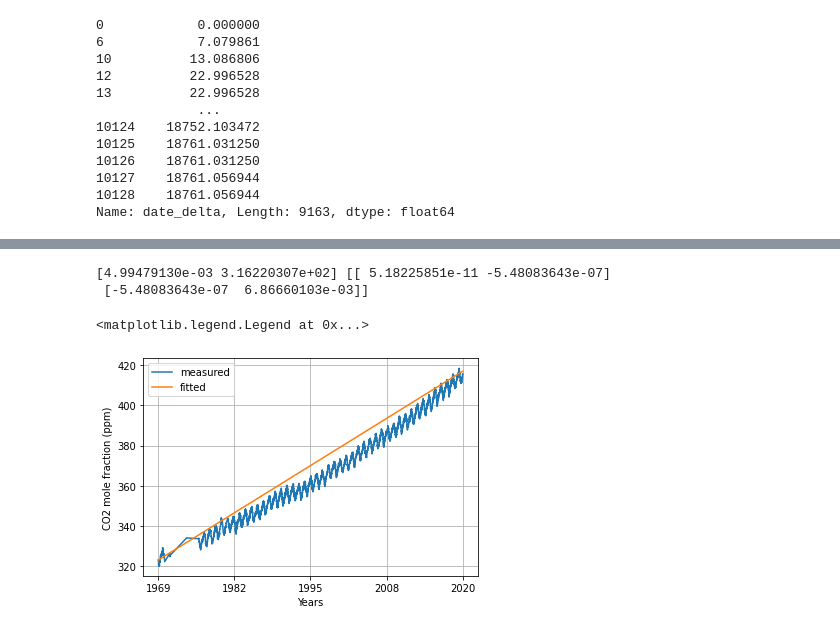
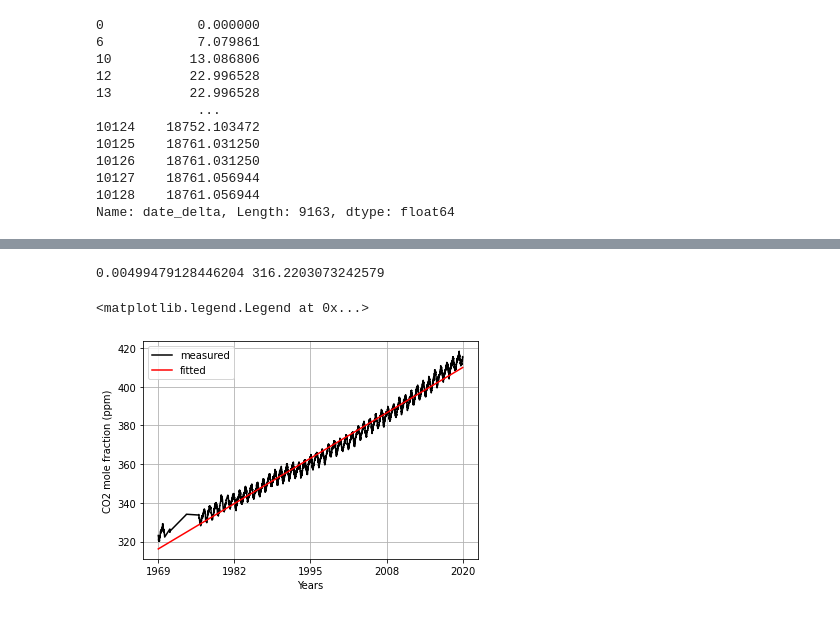
Before and after one commit to adityarn/MAV110_PythonModule, a Jupyter notebook: 06_Pandas_Keeling.ipynb, the cells around one changed output, grey strips where cells are left out. Cells and saved outputs as stored; diff of their text form; code cells hidden in the pictures.

```diff
--- a/06_Pandas_Keeling.ipynb
+++ b/06_Pandas_Keeling.ipynb
@@ -165 +185,39 @@ Name: date_delta, Length: 9163, dtype: float64
+# %%
+n = co2flask.date_delta.count()
+
+t = co2flask.date_delta.values
+tmean = np.mean(t)
+c = co2flask.analysis_value.values
+cmean = np.mean(c)
+
+a = np.sum( (t - tmean) * (c - cmean) ) / np.sum( (t - tmean)**2)
+
+b = np.mean(c) - a * np.mean(t)
+# %%
+print(a, b)
+# %% [output]
+0.00499479128446204 316.2203073242579
+# %%
+ax = plt.subplot()
+
+ax.plot(co2flask.date_delta, co2flask.analysis_value, label="measured", color="k")
+ax.plot(co2flask.date_delta, a*co2flask.date_delta.values + b, label="fitted", color="r")
+
+xticks = np.linspace(co2flask.date_delta.values[0], co2flask.date_delta.values[-1], 5)
+xtick_indices = []
+for i in range(len(xticks)):
+    idx = np.argmin(np.abs(co2flask.date_delta.values - xticks[i]))
+    xtick_indices.append(idx)
+ax.set_xticks(np.linspace(co2flask.date_delta.values[0], co2flask.date_delta.values[-1], 5))
+ax.set_xticklabels(co2flask.datetime.iloc[xtick_indices].dt.year)
+
+ax.set_ylabel("CO2 mole fraction (ppm)")
+ax.set_xlabel("Years")
+
+plt.grid()
+
+plt.legend()
+# %% [output]
+<matplotlib.legend.Legend at 0x...>
+[figure, added]
 # %%
@@ -172,28 +224,0 @@ popt, pcov = optimize.curve_fit(fit_func, co2flask.date_delta.values, co2flask.a
-# %%
-print(popt, pcov)
-# %% [output]
-[4.99479130e-03 3.16220307e+02] [[ 5.18225851e-11 -5.48083643e-07]
- [-5.48083643e-07  6.86660103e-03]]
-# %%
-ax = plt.subplot()
-
-ax.plot(co2flask.date_delta, co2flask.analysis_value, label="measured")
-ax.plot(co2flask.date_delta.values, popt[0]*co2flask.date_delta.values+co2flask.analysis_value.values[0], label="fitted")
-
-xticks = np.linspace(co2flask.date_delta.values[0], co2flask.date_delta.values[-1], 5)
-xtick_indices = []
-for i in range(len(xticks)):
-    idx = np.argmin(np.abs(co2flask.date_delta.values - xticks[i]))
-    xtick_indices.append(idx)
-ax.set_xticks(np.linspace(co2flask.date_delta.values[0], co2flask.date_delta.values[-1], 5))
-ax.set_xticklabels(co2flask.datetime.iloc[xtick_indices].dt.year)
-
-ax.set_ylabel("CO2 mole fraction (ppm)")
-ax.set_xlabel("Years")
-
-plt.grid()
-
-plt.legend()
-# %% [output]
-<matplotlib.legend.Legend at 0x...>
-[figure, removed]
```
Also changed, not shown: parts of 20 cells of this notebook, 2 other files.
